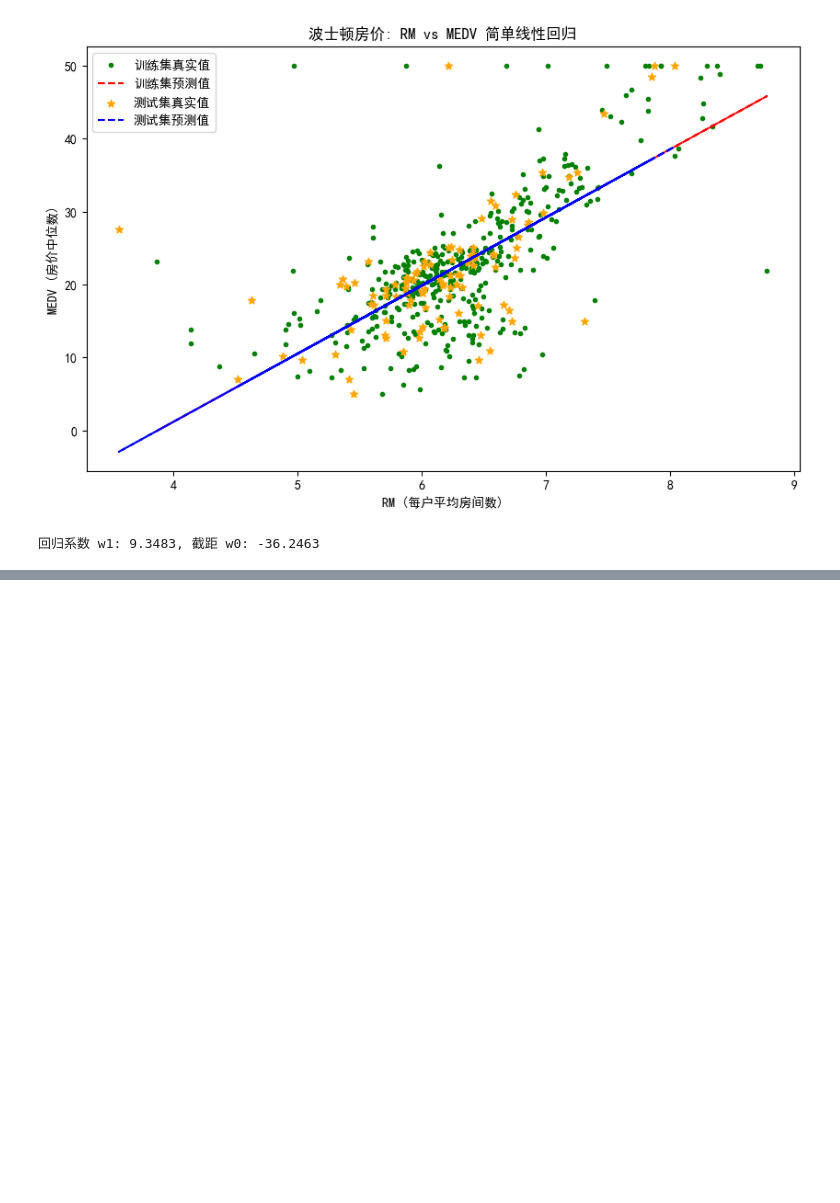
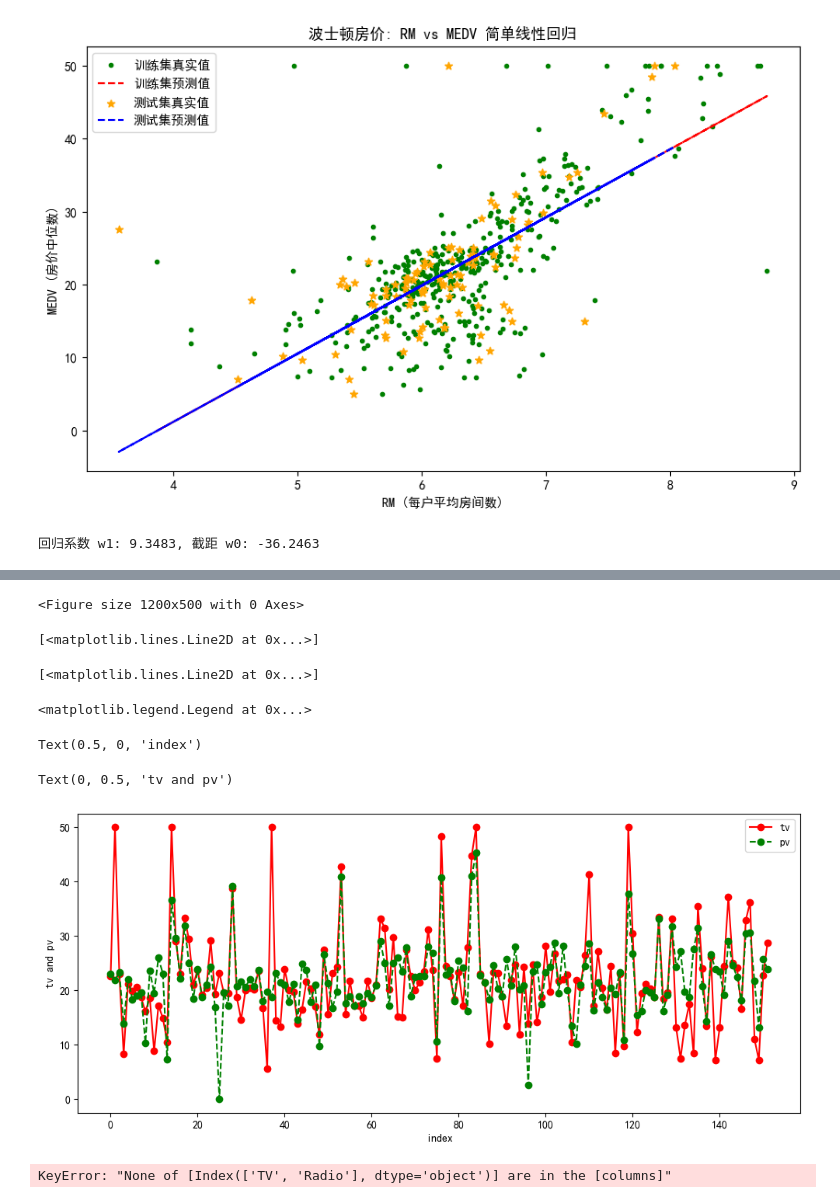
Before and after one commit to dudululv/first-python-project, a Jupyter notebook: 26 11.27/2boston.ipynb, the cells around one changed output, grey strips where cells are left out. Cells and saved outputs as stored; diff of their text form; code cells hidden in the pictures; blank space fills up the shorter version.

```diff
--- a/26 11.27/2boston.ipynb
+++ b/26 11.27/2boston.ipynb
@@ -105,0 +147,16 @@ Text(0.5, 1.0, '波士顿房价: RM vs MEDV 简单线性回归')
+# %%
+plt.figure(figsize=(12,5))
+index=np.arange(y_test.shape[0])
+plt.plot(index,y_test,label='tv',c='r',marker='o')
+plt.plot(index,y_hat,label='pv',c='g',marker='o',ls='--')
+plt.legend()
+plt.xlabel('index')
+plt.ylabel('tv and pv')
+# %% [output]
+<Figure size 1200x500 with 0 Axes>
+[<matplotlib.lines.Line2D at 0x...>]
+[<matplotlib.lines.Line2D at 0x...>]
+<matplotlib.legend.Legend at 0x...>
+Text(0.5, 0, 'index')
+Text(0, 0.5, 'tv and pv')
+[figure, added]
@@ -105,0 +199,25 @@ Text(0.5, 1.0, '波士顿房价: RM vs MEDV 简单线性回归')
+# %%
+from mpl_toolkits.mplot3d import Axes3D
+%matplotlib qt
+
+X_partial = a[["TV", "Radio"]].values
+lr2 = LinearRegression()
+lr2.fit(X_partial, y)
+max1, max2 = np.max(X_partial, axis=0)
+min1, min2 = np.min(X_partial, axis=0)
+x1 = np.linspace(min1, max1, 30)
+x2 = np.linspace(min2, max2, 30)
+X1, X2 = np.meshgrid(x1, x2)
+fig = plt.figure()
+ax = Axes3D(fig)
+fig.add_axes(ax)
+ax.scatter(X_partial[:, 0], X_partial[:, 1], y, color="b")
+ax.set_xlabel("TV")
+ax.set_ylabel("Radio")
+ax.set_zlabel("Sales")
+# 绘制拟合平面。
+temp = np.array([X1.ravel(), X2.ravel()]).T
+y_hat = lr2.predict(temp).reshape(X1.shape)
+ax.plot_surface(X1, X2, y_hat, alpha=0.7, rstride=5, cstride=5, cmap=plt.cm.rainbow)
+# %% [output]
+KeyError: "None of [Index(['TV', 'Radio'], dtype='object')] are in the [columns]"
```
Also changed, not shown: parts of 2 cells of this notebook, 5 other files.
